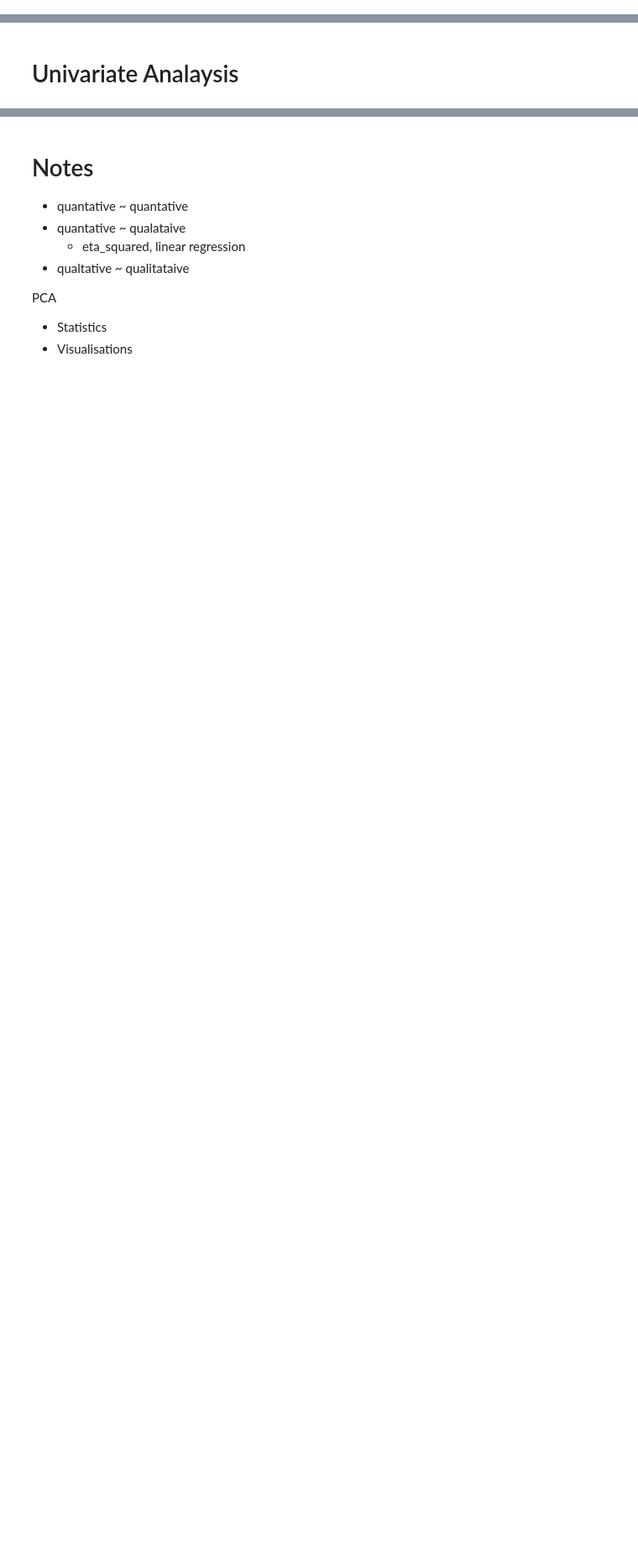
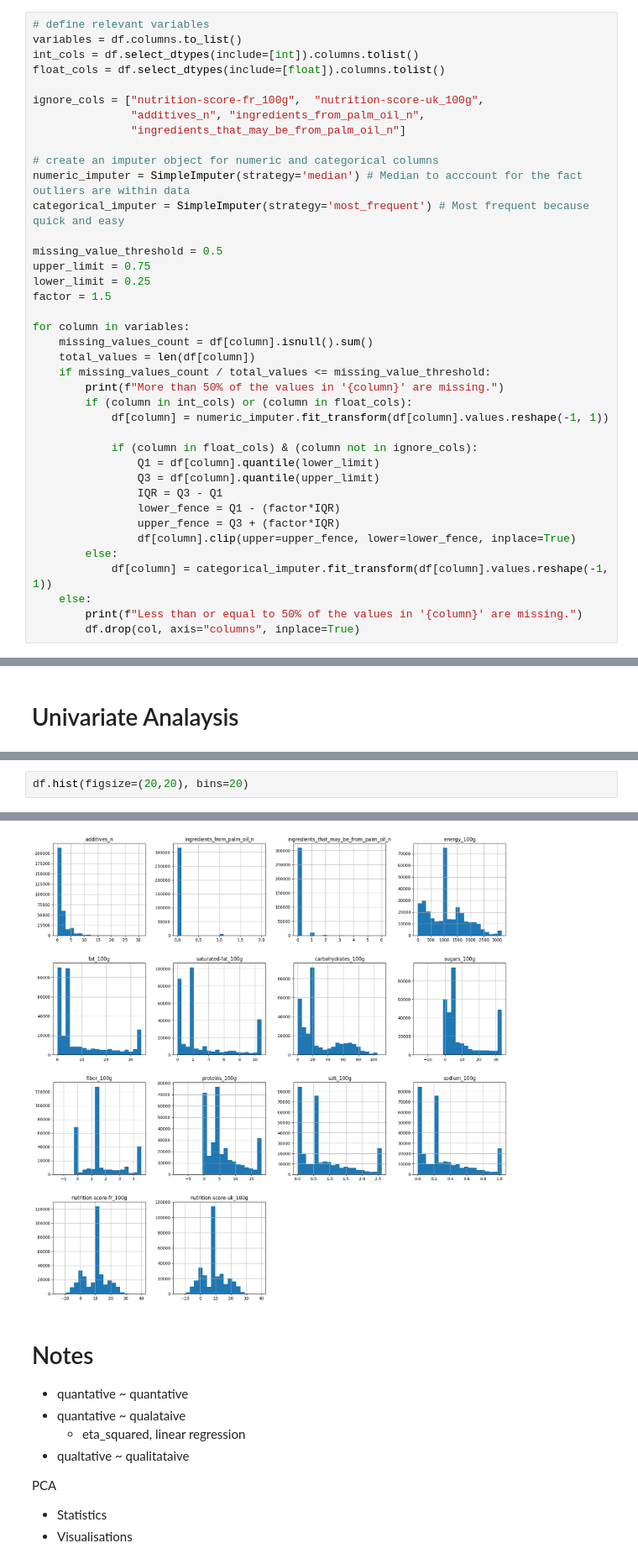
Before and after one commit to amaye15/OpenClassroom--Machine-Learning-Engineer, a Jupyter notebook: P2/P2.ipynb, the cells around one changed output, grey strips where cells are left out. Shown at 84% size. Saved outputs shown, nothing was run; the diff lists cells and outputs as text; blank space fills up the shorter version.

Commit message:
Cleaned code, Outliers removed, found int cols

```diff
--- a/P2/P2.ipynb
+++ b/P2/P2.ipynb
@@ -130,0 +66,39 @@ def clean_data(df, variables):
+# %%
+# define relevant variables
+variables = df.columns.to_list()
+int_cols = df.select_dtypes(include=[int]).columns.tolist()
+float_cols = df.select_dtypes(include=[float]).columns.tolist()
+
+ignore_cols = ["nutrition-score-fr_100g",  "nutrition-score-uk_100g",
+               "additives_n", "ingredients_from_palm_oil_n",
+               "ingredients_that_may_be_from_palm_oil_n"]
+
+# create an imputer object for numeric and categorical columns
+numeric_imputer = SimpleImputer(strategy='median') # Median to acccount for the fact outliers are within data
+categorical_imputer = SimpleImputer(strategy='most_frequent') # Most frequent because quick and easy
+
+missing_value_threshold = 0.5
+upper_limit = 0.75
+lower_limit = 0.25
+factor = 1.5
+
+for column in variables:
+    missing_values_count = df[column].isnull().sum()
+    total_values = len(df[column])
+    if missing_values_count / total_values <= missing_value_threshold:
+        print(f"More than 50% of the values in '{column}' are missing.")
+        if (column in int_cols) or (column in float_cols):
+            df[column] = numeric_imputer.fit_transform(df[column].values.reshape(-1, 1))
+
+            if (column in float_cols) & (column not in ignore_cols):
+                Q1 = df[column].quantile(lower_limit)
+                Q3 = df[column].quantile(upper_limit)
+                IQR = Q3 - Q1
+                lower_fence = Q1 - (factor*IQR)
+                upper_fence = Q3 + (factor*IQR)
+                df[column].clip(upper=upper_fence, lower=lower_fence, inplace=True)
+        else:
+            df[column] = categorical_imputer.fit_transform(df[column].values.reshape(-1, 1))
+    else:
+        print(f"Less than or equal to 50% of the values in '{column}' are missing.")
+        df.drop(col, axis="columns", inplace=True)
@@ -185,0 +162,3 @@ array([[<Axes: title={'center': 'energy_100g'}>]], dtype=object)
+# %%
+df.hist(figsize=(20,20), bins=20)
+# %% [output]
@@ -186,3 +180,4 @@ array([[<Axes: title={'center': 'energy_100g'}>]], dtype=object)
+[figure, added]
 # %% [markdown]
 # Notes
 
```
Also changed, not shown: parts of 23 cells of this notebook.
